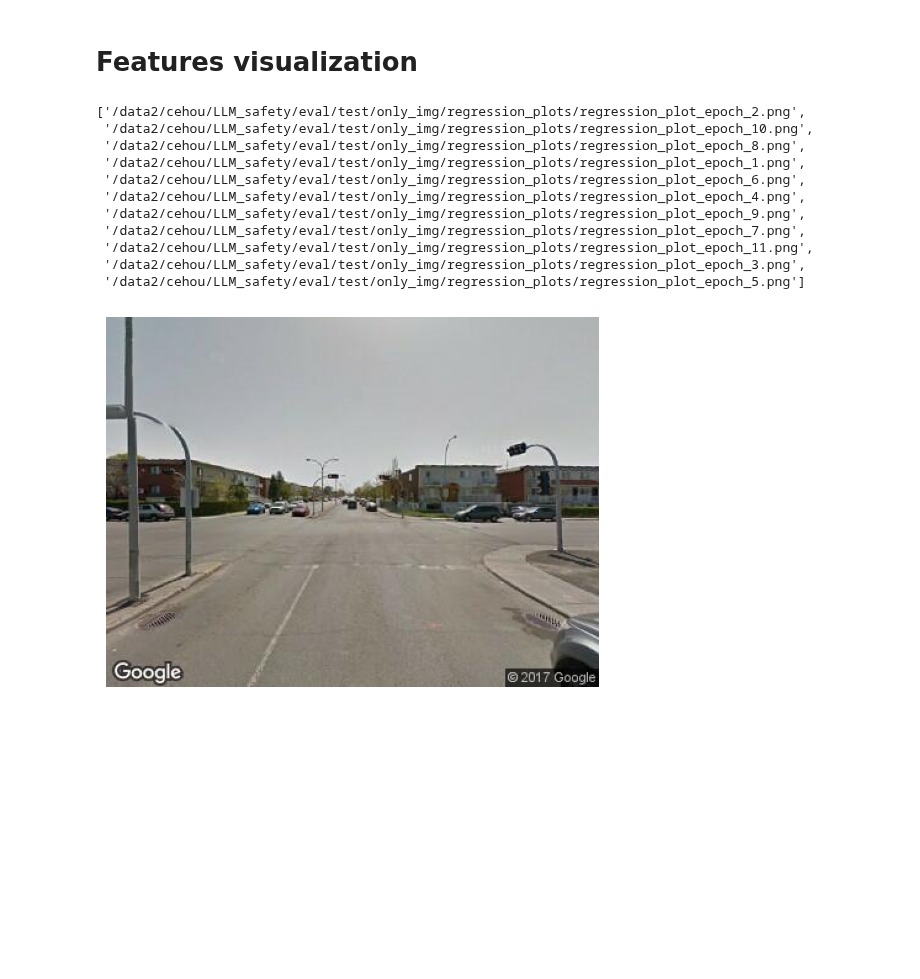
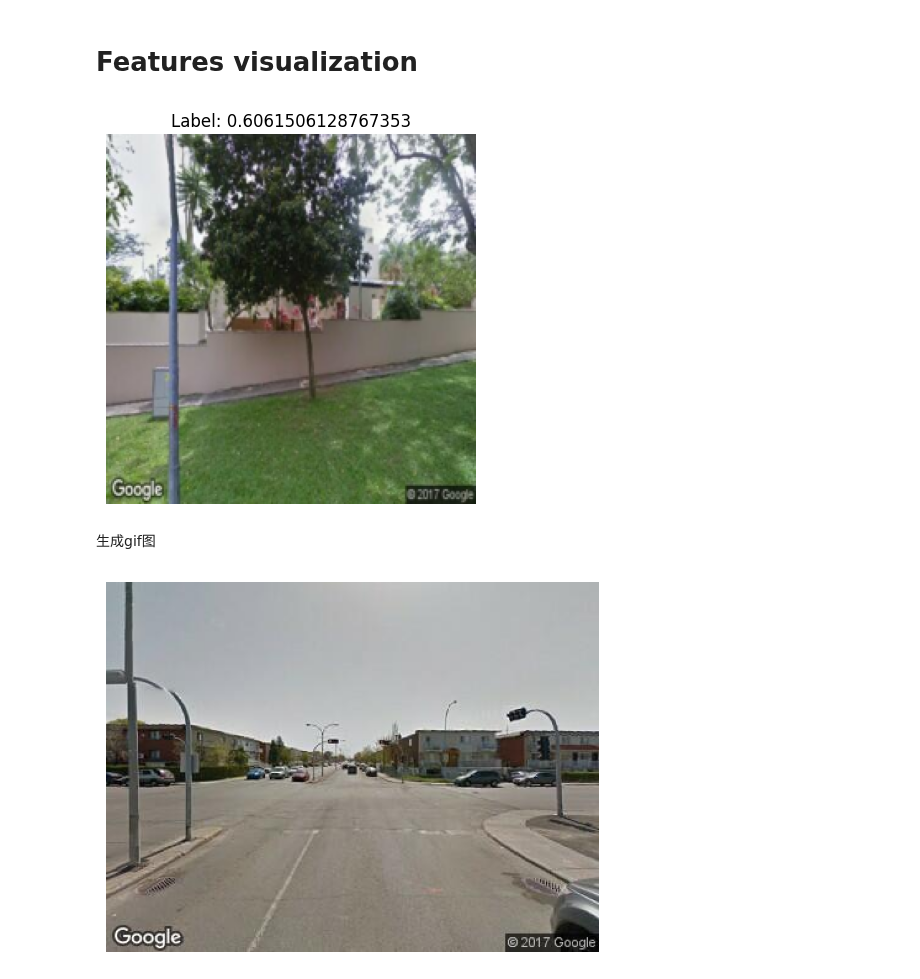
Before and after one commit to CeHouGIS/Safety_Perception_HK, a Jupyter notebook: safety_perception_model/single_model/feature_visualization.ipynb, the cells around one changed output. Cells and saved outputs as stored; diff of their text form; code cells hidden in the pictures; blank space fills up the shorter version.

```diff
--- a/safety_perception_model/single_model/feature_visualization.ipynb
+++ b/safety_perception_model/single_model/feature_visualization.ipynb
@@ -16,3 +56,21 @@ from custom_clip_train import CLIPModel, CLIPDataset, build_loaders, make_predic
+# %%
+import matplotlib.pyplot as plt
+# 获取第一个批次的数据
+images, labels = next(iter(train_loader))
+
+# 获取第一个图片和标签
+first_image = images[12]
+first_label = labels[12]
+
+# 显示图片
+plt.imshow(first_image.permute(1, 2, 0).numpy())
+plt.title(f'Label: {first_label}')
+plt.axis('off')
+plt.show()
+# %% [output]
+[figure, added]
+# %% [markdown]
+生成gif图
 # %%
 from PIL import Image
 from glob import glob
@@ -47,17 +98,3 @@ id_list = [i.split('/')[-1][:-4] for i in img_dir]
-# %%
-img_dir = glob('/data2/cehou/LLM_safety/eval/test/only_img/regression_plots/*')
-# %% [output]
-['/data2/cehou/LLM_safety/eval/test/only_img/regression_plots/regression_plot_epoch_2.png',
- '/data2/cehou/LLM_safety/eval/test/only_img/regression_plots/regression_plot_epoch_10.png',
- '/data2/cehou/LLM_safety/eval/test/only_img/regression_plots/regression_plot_epoch_8.png',
- '/data2/cehou/LLM_safety/eval/test/only_img/regression_plots/regression_plot_epoch_1.png',
- '/data2/cehou/LLM_safety/eval/test/only_img/regression_plots/regression_plot_epoch_6.png',
- '/data2/cehou/LLM_safety/eval/test/only_img/regression_plots/regression_plot_epoch_4.png',
- '/data2/cehou/LLM_safety/eval/test/only_img/regression_plots/regression_plot_epoch_9.png',
- '/data2/cehou/LLM_safety/eval/test/only_img/regression_plots/regression_plot_epoch_7.png',
- '/data2/cehou/LLM_safety/eval/test/only_img/regression_plots/regression_plot_epoch_11.png',
- '/data2/cehou/LLM_safety/eval/test/only_img/regression_plots/regression_plot_epoch_3.png',
- '/data2/cehou/LLM_safety/eval/test/only_img/regression_plots/regression_plot_epoch_5.png']
 # %%
 from PIL import Image
 import re
```
Also changed, not shown: parts of 3 cells of this notebook, 3 other files.
